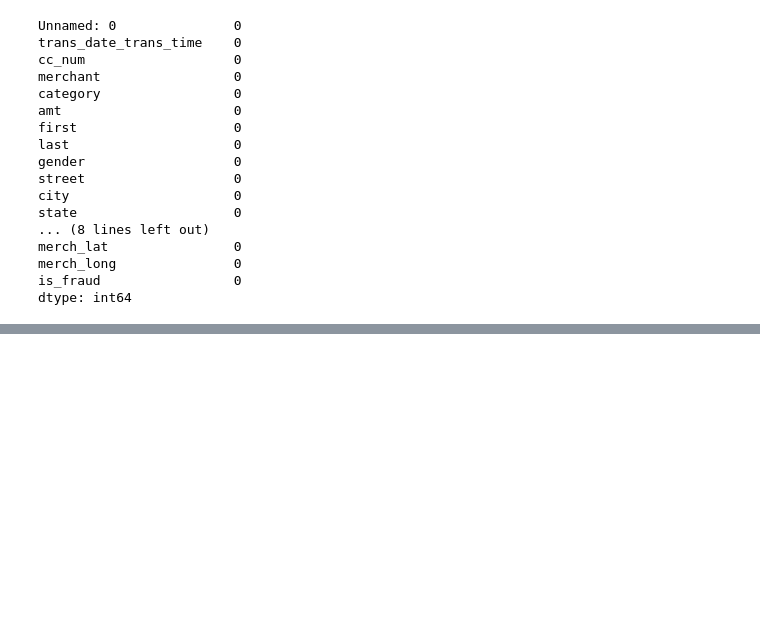
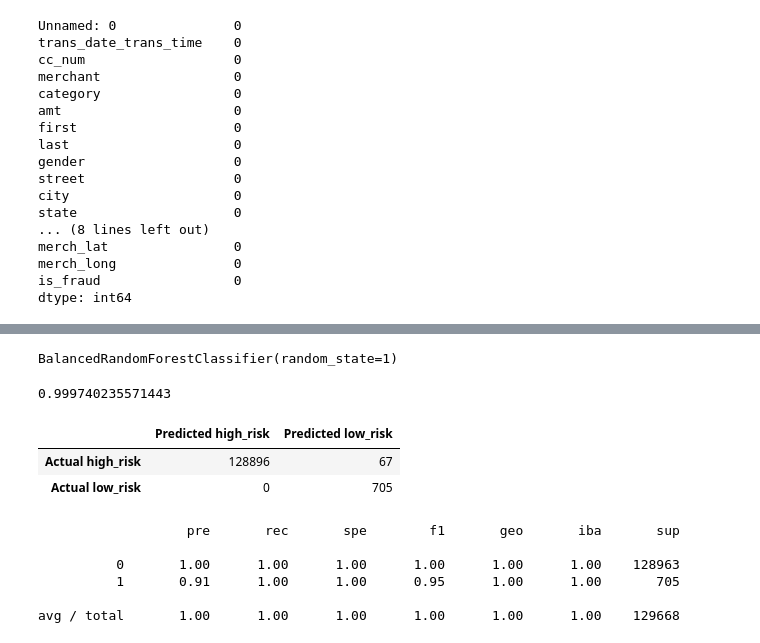
Before and after one commit to Charmiece/Final-Project---CreditCard-Fraud, a Jupyter notebook: Final_Project.ipynb, the cells around one changed output, grey strips where cells are left out. Saved outputs shown, nothing was run; the diff lists cells and outputs as text; code cells hidden in the pictures; blank space fills up the shorter version.

```diff
--- a/Final_Project.ipynb
+++ b/Final_Project.ipynb
@@ -318,0 +316,42 @@ X.describe()
+# %%
+# Resample the training data with the BalancedRandomForestClassifier
+
+rf_model = BalancedRandomForestClassifier(n_estimators=100, random_state=1)
+rf_model = rf_model.fit(X,y)
+print(rf_model)
+# %% [output]
+BalancedRandomForestClassifier(random_state=1)
+# %%
+# Calculated the balanced accuracy score
+y_pred = rf_model.predict(X)
+balanced_accuracy_score(y, y_pred)
+# %% [output]
+0.999740235571443
+# %%
+# Display the confusion matrix
+# Calculating the confusion matrix.
+y_pred = rf_model.predict(X)
+cm = confusion_matrix(y, y_pred)
+
+cm_df = pd.DataFrame(
+    cm, index=["Actual high_risk", "Actual low_risk"],
+    columns=["Predicted high_risk", "Predicted low_risk"]
+)
+
+# Displaying results
+display(cm_df)
+# %% [output]
+|  | Predicted high_risk | Predicted low_risk |
+| Actual high_risk | 128896 | 67 |
+| Actual low_risk | 0 | 705 |
+# %%
+# Print the imbalanced classification report
+
+print(classification_report_imbalanced(y, y_pred))
+# %% [output]
+                   pre       rec       spe        f1       geo       iba       sup
+
+          0       1.00      1.00      1.00      1.00      1.00      1.00    128963
+          1       0.91      1.00      1.00      0.95      1.00      1.00       705
+
+avg / total       1.00      1.00      1.00      1.00      1.00      1.00    129668
```
Also changed, not shown: parts of 15 cells of this notebook.
